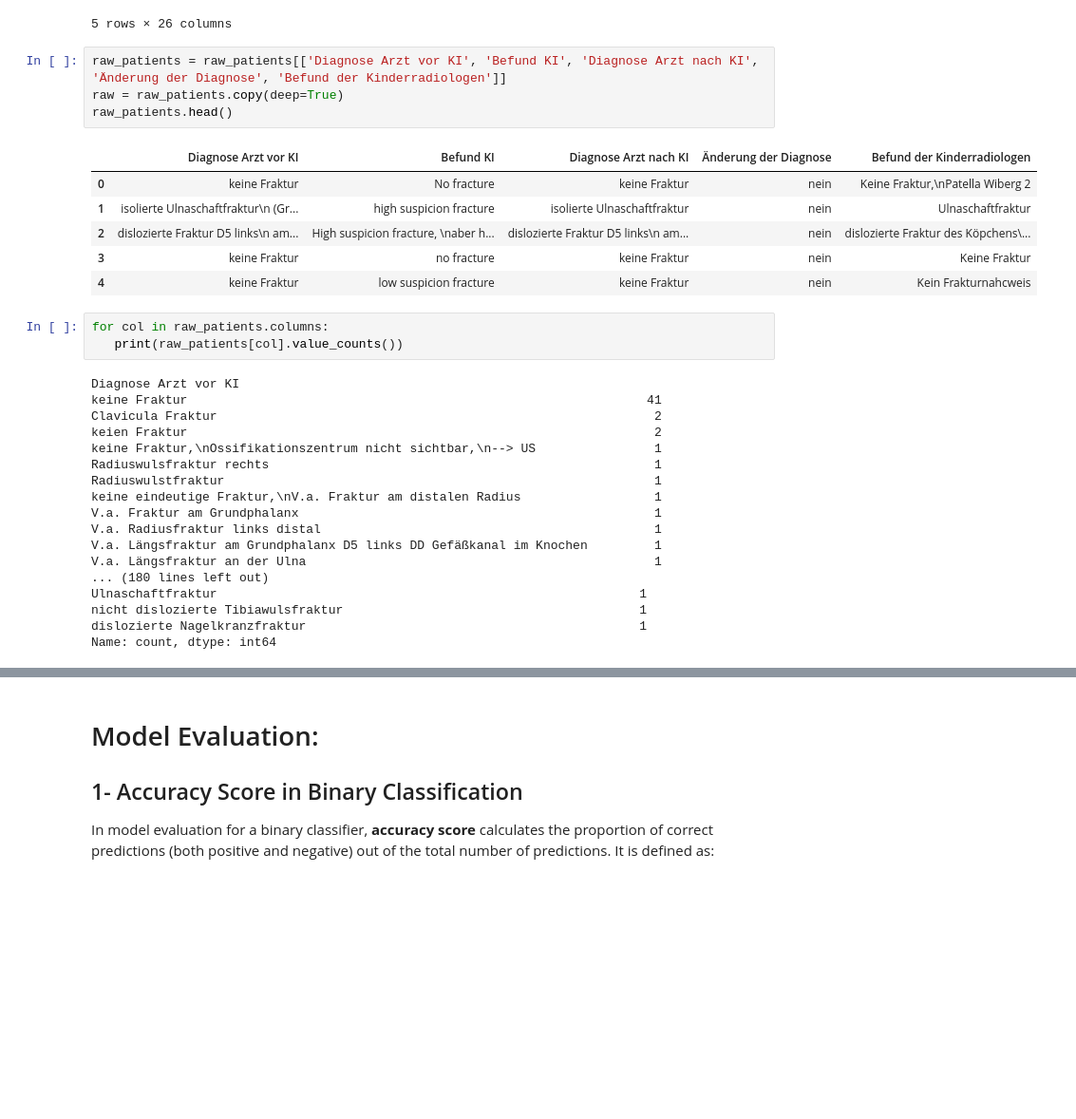
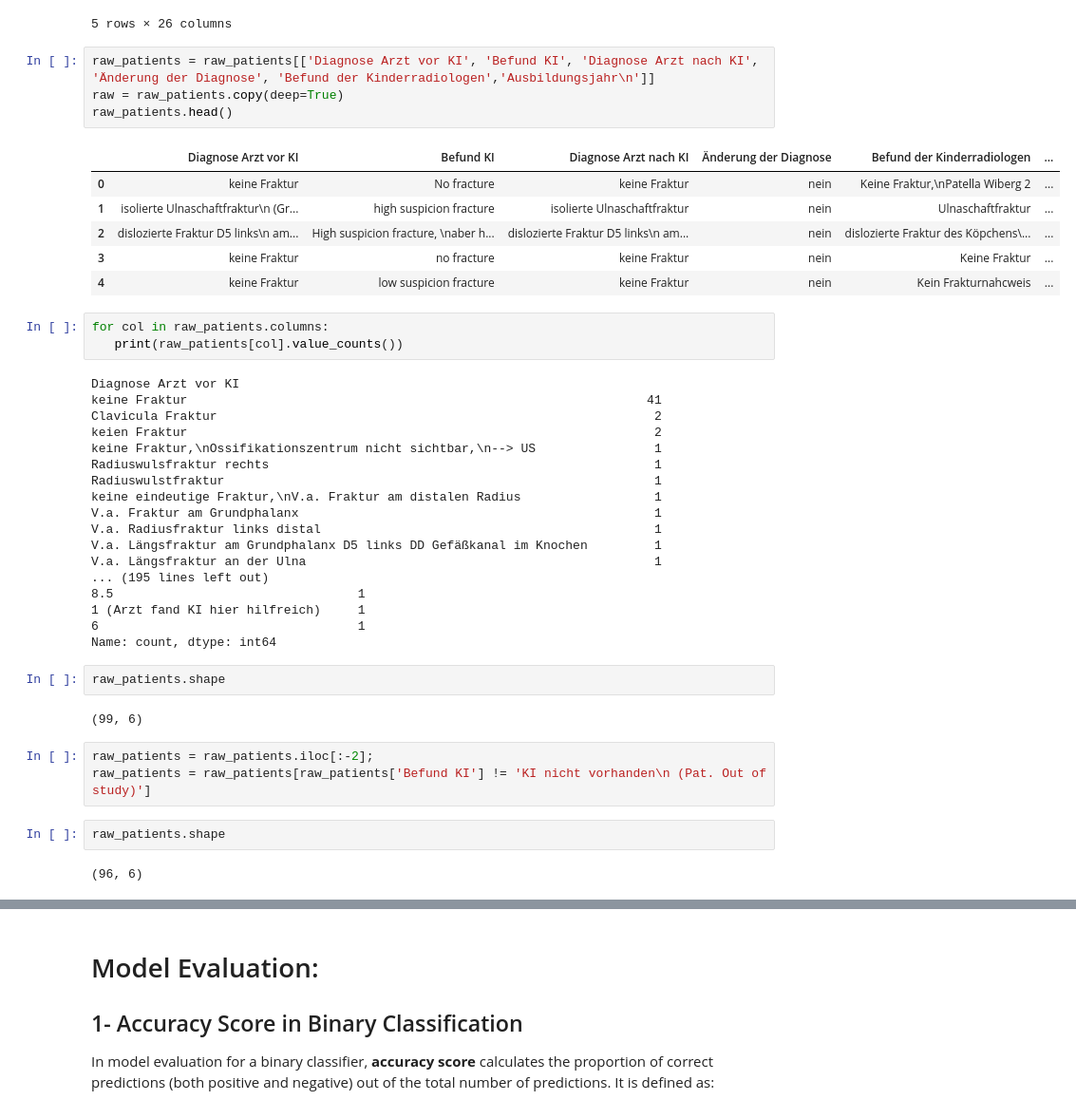
Before and after one commit to ahmednasri05/X-ray-Ai-Detector-Model-Evaluation-, a Jupyter notebook: patient_analysis.ipynb, the cells around one changed output, grey strips where cells are left out. Shown at 95% size. Cells and saved outputs as stored; diff of their text form; blank space fills up the shorter version.

```diff
--- a/patient_analysis.ipynb
+++ b/patient_analysis.ipynb
@@ -46,16 +45,16 @@ raw_patients.head()
 | 4 | NaN | NaN | NaN | NaN | keine Fraktur | NaN | NaN | ... |
 5 rows × 26 columns
 # %%
-raw_patients = raw_patients[['Diagnose Arzt vor KI', 'Befund KI', 'Diagnose Arzt nach KI', 'Änderung der Diagnose', 'Befund der Kinderradiologen']]
+raw_patients = raw_patients[['Diagnose Arzt vor KI', 'Befund KI', 'Diagnose Arzt nach KI', 'Änderung der Diagnose', 'Befund der Kinderradiologen','Ausbildungsjahr\n']]
 raw = raw_patients.copy(deep=True)
 raw_patients.head()
 # %% [output]
-|  | Diagnose Arzt vor KI | Befund KI | Diagnose Arzt nach KI | Änderung der Diagnose | Befund der Kinderradiologen |
-| 0 | keine Fraktur | No fracture | keine Fraktur | nein | Keine Fraktur,\nPatella Wiberg 2 |
-| 1 | isolierte Ulnaschaftfraktur\n (Gr... | high suspicion fracture | isolierte Ulnaschaftfraktur | nein | Ulnaschaftfraktur |
-| 2 | dislozierte Fraktur D5 links\n am... | High suspicion fracture, \naber h... | dislozierte Fraktur D5 links\n am... | nein | dislozierte Fraktur des Köpchens\... |
-| 3 | keine Fraktur | no fracture | keine Fraktur | nein | Keine Fraktur |
-| 4 | keine Fraktur | low suspicion fracture | keine Fraktur | nein | Kein Frakturnahcweis |
+|  | Diagnose Arzt vor KI | Befund KI | Diagnose Arzt nach KI | Änderung der Diagnose | Befund der Kinderradiologen | ... |
+| 0 | keine Fraktur | No fracture | keine Fraktur | nein | Keine Fraktur,\nPatella Wiberg 2 | ... |
+| 1 | isolierte Ulnaschaftfraktur\n (Gr... | high suspicion fracture | isolierte Ulnaschaftfraktur | nein | Ulnaschaftfraktur | ... |
+| 2 | dislozierte Fraktur D5 links\n am... | High suspicion fracture, \naber h... | dislozierte Fraktur D5 links\n am... | nein | dislozierte Fraktur des Köpchens\... | ... |
+| 3 | keine Fraktur | no fracture | keine Fraktur | nein | Keine Fraktur | ... |
+| 4 | keine Fraktur | low suspicion fracture | keine Fraktur | nein | Kein Frakturnahcweis | ... |
 # %%
 for col in raw_patients.columns:
    print(raw_patients[col].value_counts())
@@ -72,11 +71,22 @@ V.a. Fraktur am Grundphalanx                                                1
 V.a. Radiusfraktur links distal                                             1
 V.a. Längsfraktur am Grundphalanx D5 links DD Gefäßkanal im Knochen         1
 V.a. Längsfraktur an der Ulna                                               1
-... (180 lines left out)
-Ulnaschaftfraktur                                                         1
-nicht dislozierte Tibiawulsfraktur                                        1
-dislozierte Nagelkranzfraktur                                             1
+... (195 lines left out)
+8.5                                 1
+1 (Arzt fand KI hier hilfreich)     1
+6                                   1
 Name: count, dtype: int64
+# %%
+raw_patients.shape
+# %% [output]
+(99, 6)
+# %%
+raw_patients = raw_patients.iloc[:-2];
+raw_patients = raw_patients[raw_patients['Befund KI'] != 'KI nicht vorhanden\n (Pat. Out of study)']
+# %%
+raw_patients.shape
+# %% [output]
+(96, 6)
 # %%
 negativ = ['keine','keien','Keine','no','No','nein','Kein','kein','nicht sicher frakturtyisch']
 
```
Also changed, not shown: parts of 91 cells of this notebook, 3 other files.
